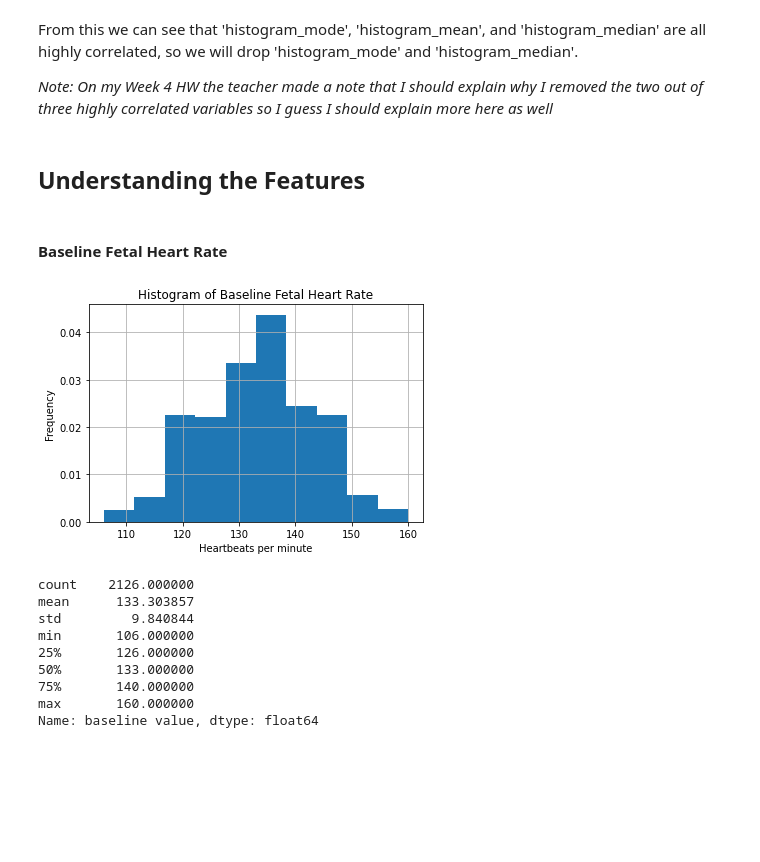
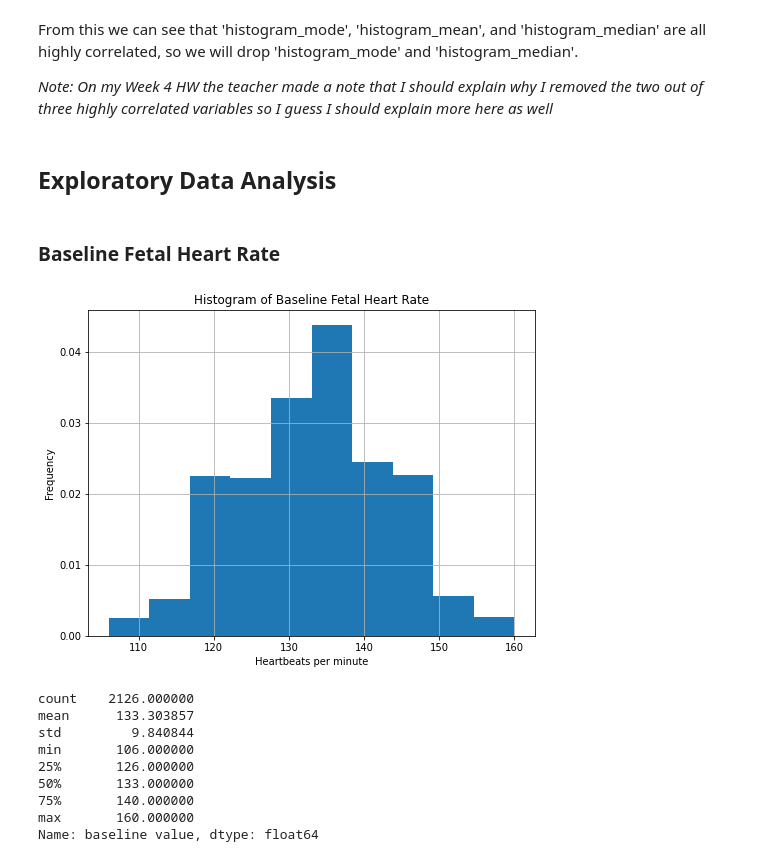
Before and after one commit to halepino/FetalHealth_PredictiveAnalytics, a Jupyter notebook: FetalHealth_FigueroaSchwartzwald.ipynb, the cells around one changed output. Saved outputs shown, nothing was run; the diff lists cells and outputs as text; code cells hidden in the pictures; blank space fills up the shorter version.

```diff
--- a/FetalHealth_FigueroaSchwartzwald.ipynb
+++ b/FetalHealth_FigueroaSchwartzwald.ipynb
@@ -98,18 +110,19 @@ From this we can see that 'histogram_mode', 'histogram_mean', and 'histogram_med
 # %%
 fetal_health.drop(['histogram_mode','histogram_median'], axis=1, inplace=True)
 # %% [markdown]
-## Understanding the Features
+## Exploratory Data Analysis
 # %% [markdown]
-#### Baseline Fetal Heart Rate
+### Baseline Fetal Heart Rate
 # %%
 # "baseline value" histogram
+plt.figure(figsize=(8,6))
 fetal_health['baseline value'].hist(bins=10, density=True)
 plt.title("Histogram of Baseline Fetal Heart Rate")
 plt.xlabel("Heartbeats per minute")
 plt.ylabel("Frequency")
 plt.show()
 # %% [output]
-[figure, old version]
+[figure, new version]
 # %%
 fetal_health['baseline value'].describe()
 # %% [output]
```
Also changed, not shown: parts of 38 cells of this notebook.
